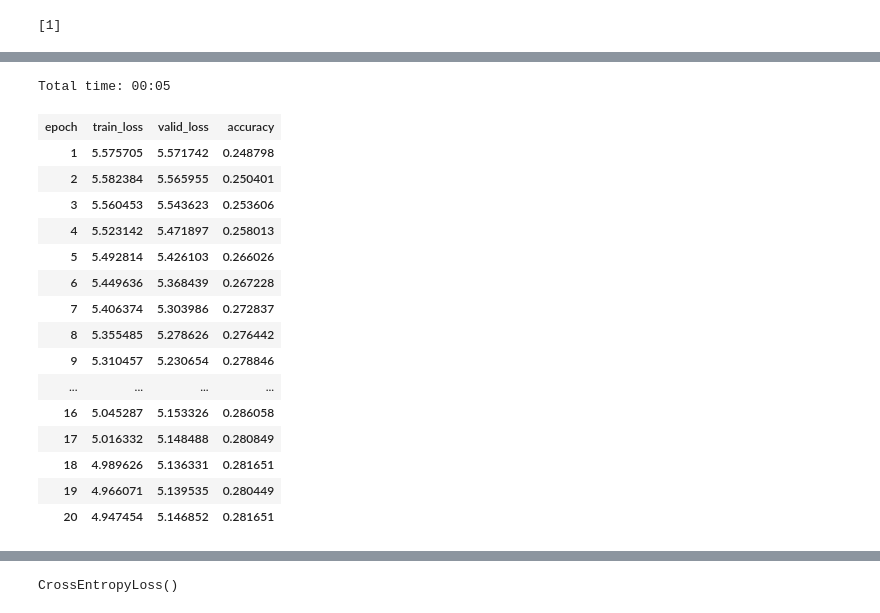
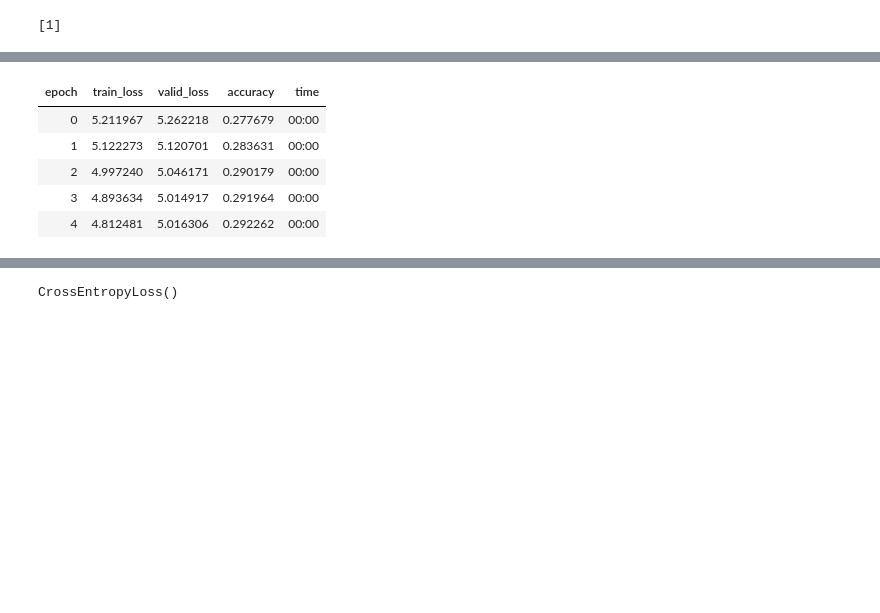
Before and after one commit to goru001/nlp-for-sanskrit, a Jupyter notebook: classification-slokas/Sanskrit_Classification_Model-Slokas.ipynb, the cells around one changed output, grey strips where cells are left out. Saved outputs shown, nothing was run; the diff lists cells and outputs as text; code cells hidden in the pictures; blank space fills up the shorter version.

```diff
--- a/classification-slokas/Sanskrit_Classification_Model-Slokas.ipynb
+++ b/classification-slokas/Sanskrit_Classification_Model-Slokas.ipynb
@@ -114,4 +134,4 @@ tokenizer.special_cases
 # %%
-data_lm = TextDataBunch.from_csv(path=path, csv_name='sloka_classification.csv', text_cols=[0], label_cols=label_cols, tokenizer=tokenizer, vocab=sanskrit_vocab)
+data_lm = TextLMDataBunch.from_df(path=path, train_df=train_df, valid_df=valid_df, text_cols=[0], label_cols=label_cols, tokenizer=tokenizer, vocab=sanskrit_vocab, bs=16)
 # %%
 data_lm.save()
@@ -120,5 +138,3 @@ bs=48
-# %%
-data_lm = TextLMDataBunch.load(path, 'tmp', bs=bs)
 # %%
 data_lm.show_batch()
 # %% [output]
@@ -131,5 +147,8 @@ data_lm.show_batch()
+# %%
+awd_lstm_config = awd_lstm_lm_config.copy()
+awd_lstm_config['n_hid'] = 1150
 # %%
-learn = language_model_learner(data_lm, drop_mult=0.3)
+learn = language_model_learner(data_lm, arch=AWD_LSTM, drop_mult=0.3, config=awd_lstm_config, pretrained=False)
 # %%
 # Loading the pretrained language model on sanskrit wikipedia
 learn.load('/home/gaurav/PycharmProjects/nlp-for-sanskrit/language-model/SanskritDataset/models/second_sa_lm', with_opt=True)
@@ -176,25 +195,14 @@ learn.load('fit_head', with_opt=True);
 # %%
 learn.unfreeze()
 # %%
-learn.fit_one_cycle(20, 1e-3, moms=(0.8,0.7))
+learn.fit_one_cycle(5, 1e-3)
 # %% [output]
-Total time: 00:05
-| epoch | train_loss | valid_loss | accuracy |
-| 1 | 5.575705 | 5.571742 | 0.248798 |
-| 2 | 5.582384 | 5.565955 | 0.250401 |
-| 3 | 5.560453 | 5.543623 | 0.253606 |
-| 4 | 5.523142 | 5.471897 | 0.258013 |
-| 5 | 5.492814 | 5.426103 | 0.266026 |
-| 6 | 5.449636 | 5.368439 | 0.267228 |
-| 7 | 5.406374 | 5.303986 | 0.272837 |
-| 8 | 5.355485 | 5.278626 | 0.276442 |
-| 9 | 5.310457 | 5.230654 | 0.278846 |
-| ... | ... | ... | ... |
-| 16 | 5.045287 | 5.153326 | 0.286058 |
-| 17 | 5.016332 | 5.148488 | 0.280849 |
-| 18 | 4.989626 | 5.136331 | 0.281651 |
-| 19 | 4.966071 | 5.139535 | 0.280449 |
-| 20 | 4.947454 | 5.146852 | 0.281651 |
+| epoch | train_loss | valid_loss | accuracy | time |
+| 0 | 5.211967 | 5.262218 | 0.277679 | 00:00 |
+| 1 | 5.122273 | 5.120701 | 0.283631 | 00:00 |
+| 2 | 4.997240 | 5.046171 | 0.290179 | 00:00 |
+| 3 | 4.893634 | 5.014917 | 0.291964 | 00:00 |
+| 4 | 4.812481 | 5.016306 | 0.292262 | 00:00 |
 # %%
 learn.save('fine_tuned', with_opt=True)
 # %%
```
Also changed, not shown: parts of 45 cells of this notebook, 8 other files.
